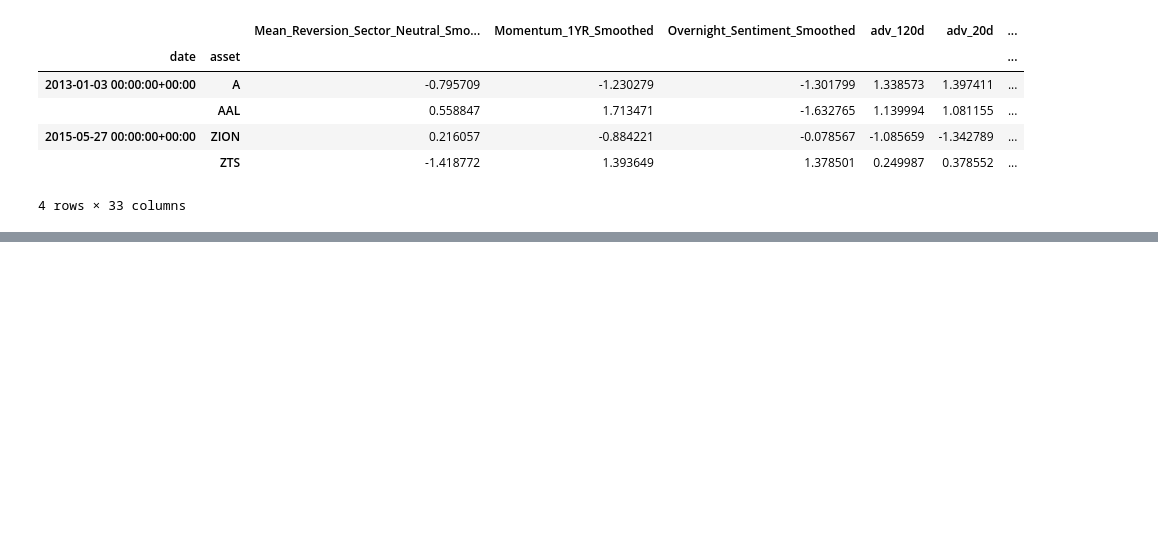
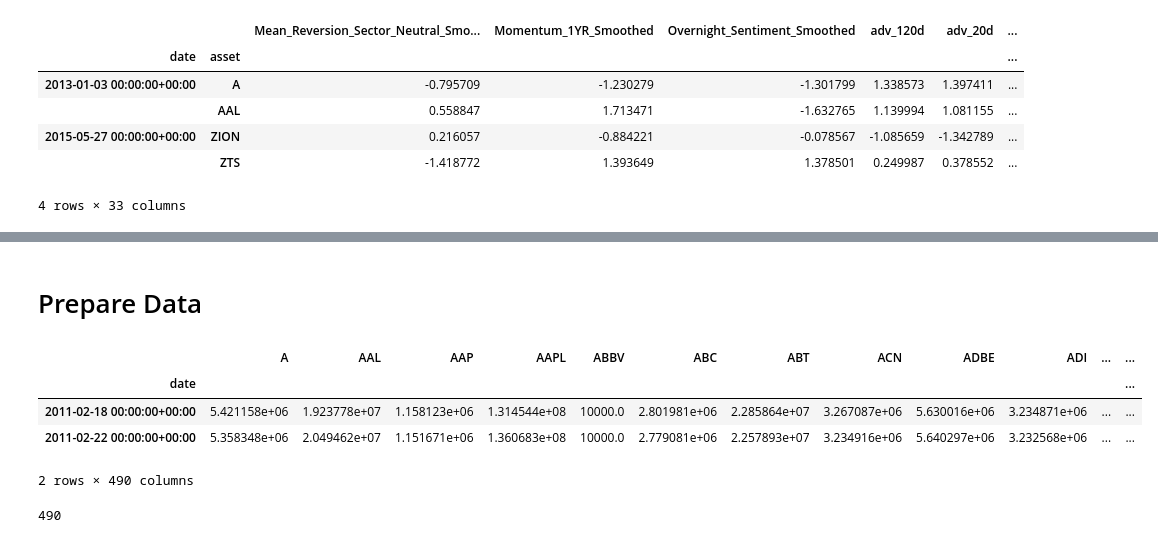
Before and after one commit to manualrg/dslab-ai-for-trading, a Jupyter notebook: portfolio_mgnmt/01_portopt_data.ipynb, the cells around one changed output, grey strips where cells are left out. Drawn from its saved outputs; the diff is of its cells as text; code cells hidden in the pictures; blank space fills up the shorter version.

Commit message:
ingest raw market data to avoid zipline pipeline

```diff
--- a/portfolio_mgnmt/01_portopt_data.ipynb
+++ b/portfolio_mgnmt/01_portopt_data.ipynb
@@ -55,15 +55,19 @@ Risk Model version: v01 ML-Alpha model version: v01
 # %%
 INPATH_ALPHA =  "../data/" + cfg['output']['main'] + "/" + cfg['output']['alpha_factors_ml']['folder'] + "/" + MLALPHA_MODEL_VERSION +"/"
 INPATH_RISK = "../data/" + cfg['output']['main'] + "/" + cfg['output']['risk_factors']['folder'] + "/" + RISK_MODEL_VERSION +"/"
+INPATH_RAW = "../data/" + cfg['output']['main'] + "/" + cfg['output']['raw']['folder'] + "/"
 # %%
 MODEL_ALPHA = cfg['output']['alpha_factors_ml']['model']
 INFILE1 = cfg['output']['alpha_factors_ml']['features']
 INFILE2 = cfg['output']['alpha_factors_ml']['targets']
 INFILE3 = 'factor_returns.csv'
+# %%
+INFILE4 = cfg['output']['raw']['pricing']
+INFILE5 = cfg['output']['raw']['volume']
 # %%
 split_col = cfg['models']['alpha_ml']['split_col']
-transcost_adv_win = 30
-transcost_adv_impute =  1e4
+transcost_adv_win = cfg['backtesting']['transcost_adv_win']
+transcost_adv_impute = cfg['backtesting']['transcost_adv_impute']
 # %% [markdown]
 # Load Data
 # %% [markdown]
@@ -219,0 +175,6 @@ test_dates[-1].strftime('%Y-%m-%d')
+# %%
+volume = pd.read_csv(INPATH_RAW + INFILE5, parse_dates=['date'])
+volume['date'] = volume['date'].dt.tz_localize('utc')
+volume.set_index('date', inplace=True)
+# %% [markdown]
+# Prepare Data
@@ -220,5 +185,10 @@ test_dates[-1].strftime('%Y-%m-%d')
 # %%
-adv = volume.rolling(transcost_adv_win, axis=0).mean()
-adv.columns = [x.symbol for x in adv.columns]
+adv = volume.rolling(31, axis=0).mean()
 adv = np.clip(adv.iloc[transcost_adv_win:], a_min=transcost_adv_impute, a_max=np.inf)
 adv.head(2)
+# %% [output]
+|  | A | AAL | AAP | AAPL | ABBV | ABC | ABT | ACN | ADBE | ADI | ... | ... |
+| date |  |  |  |  |  |  |  |  |  |  |  | ... |
+| 2011-02-18 00:00:00+00:00 | 5.421158e+06 | 1.923778e+07 | 1.158123e+06 | 1.314544e+08 | 10000.0 | 2.801981e+06 | 2.285864e+07 | 3.267087e+06 | 5.630016e+06 | 3.234871e+06 | ... | ... |
+| 2011-02-22 00:00:00+00:00 | 5.358348e+06 | 2.049462e+07 | 1.151671e+06 | 1.360683e+08 | 10000.0 | 2.779081e+06 | 2.257893e+07 | 3.234916e+06 | 5.640297e+06 | 3.232568e+06 | ... | ... |
+2 rows × 490 columns
@@ -226,0 +195,5 @@ universe_tickers = [x.symbol for x in universe_tickers]
+# %%
+universe_tickers = returns.columns.tolist()
+len(universe_tickers)
+# %% [output]
+490
```
Also changed, not shown: parts of 20 cells of this notebook.
